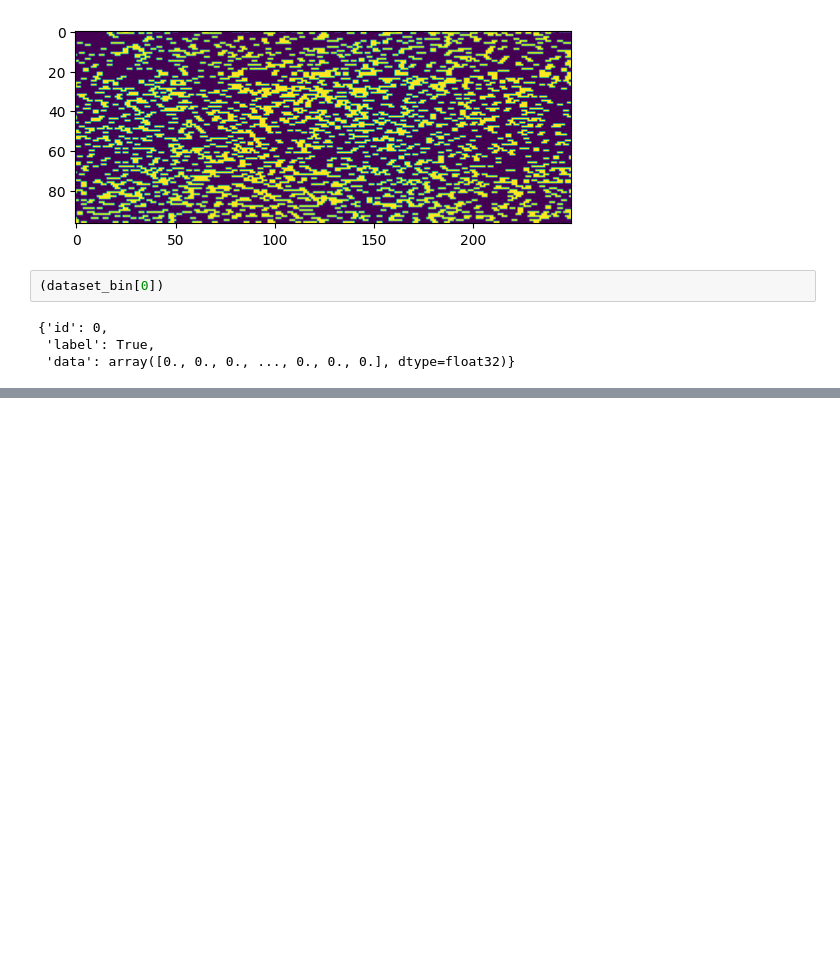
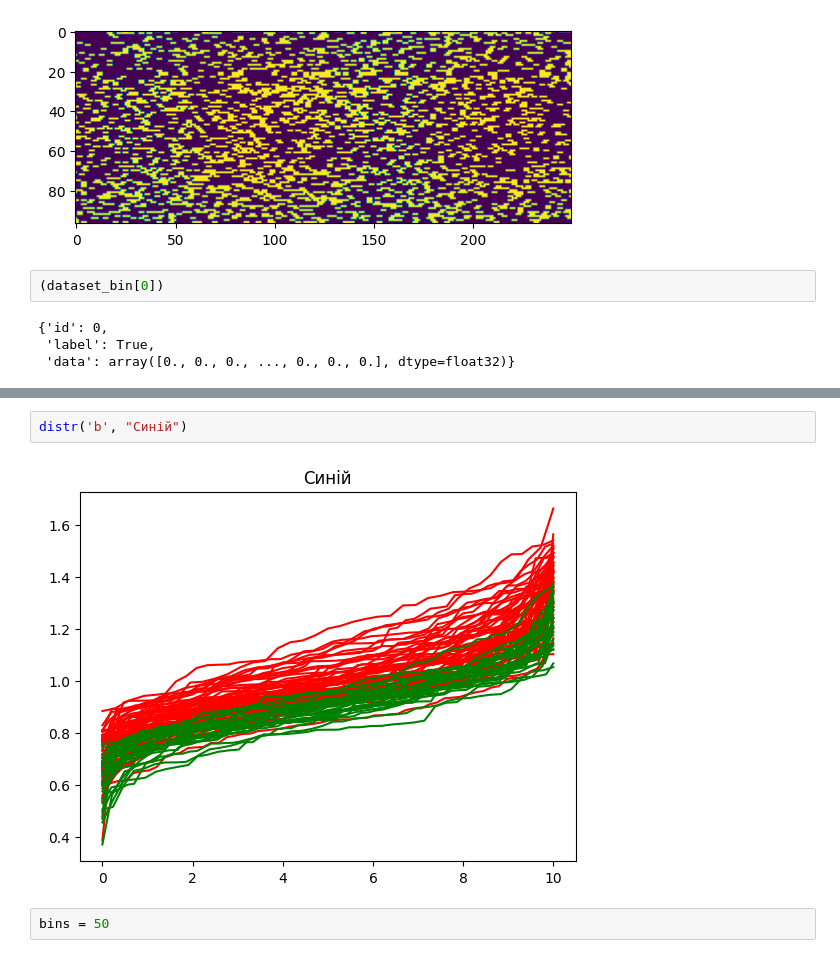
Before and after one commit to grinvolod13/cancer-classification-hopfield-izhekevich, a Jupyter notebook: data_overview.ipynb, the cells around one changed output, grey strips where cells are left out. Saved outputs shown, nothing was run; the diff lists cells and outputs as text; blank space fills up the shorter version.

```diff
--- a/data_overview.ipynb
+++ b/data_overview.ipynb
@@ -226,0 +195,6 @@ for i in range(len(binary_output)):
+# %%
+distr('b', "Синій")
+# %% [output]
+[figure, added]
+# %%
+bins = 50
```
Also changed, not shown: parts of 23 cells of this notebook, 1 other file.
